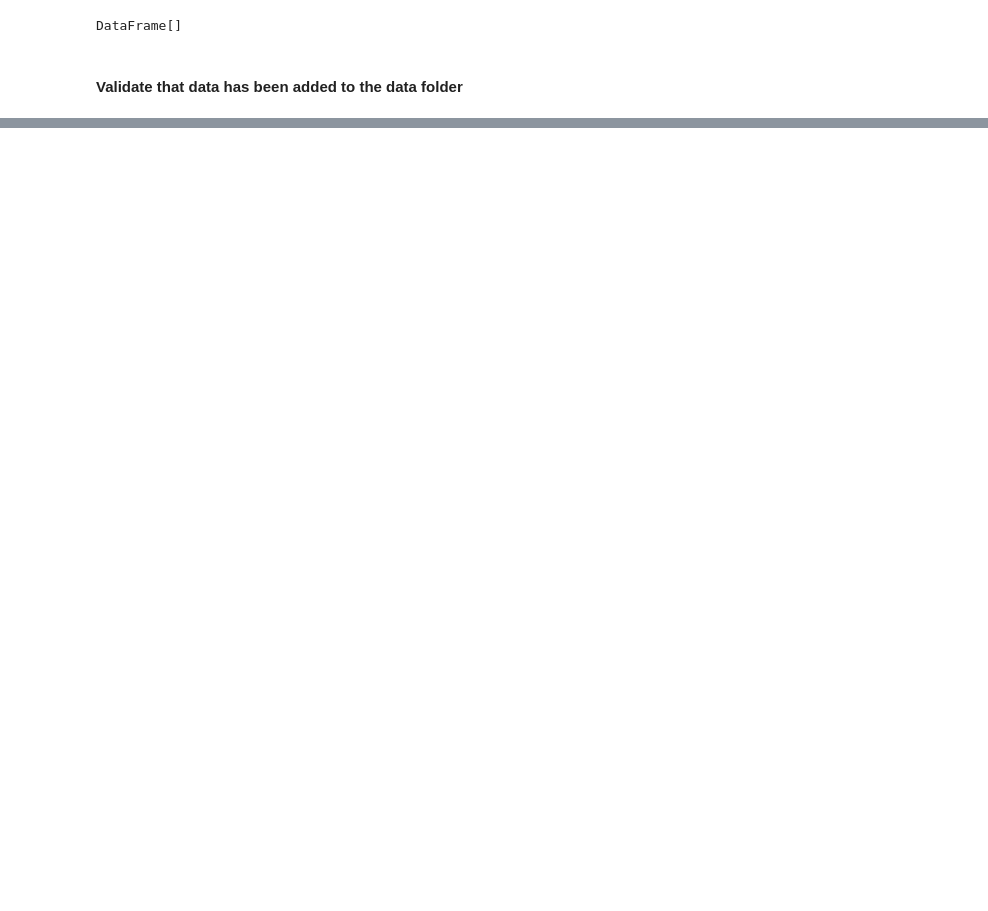
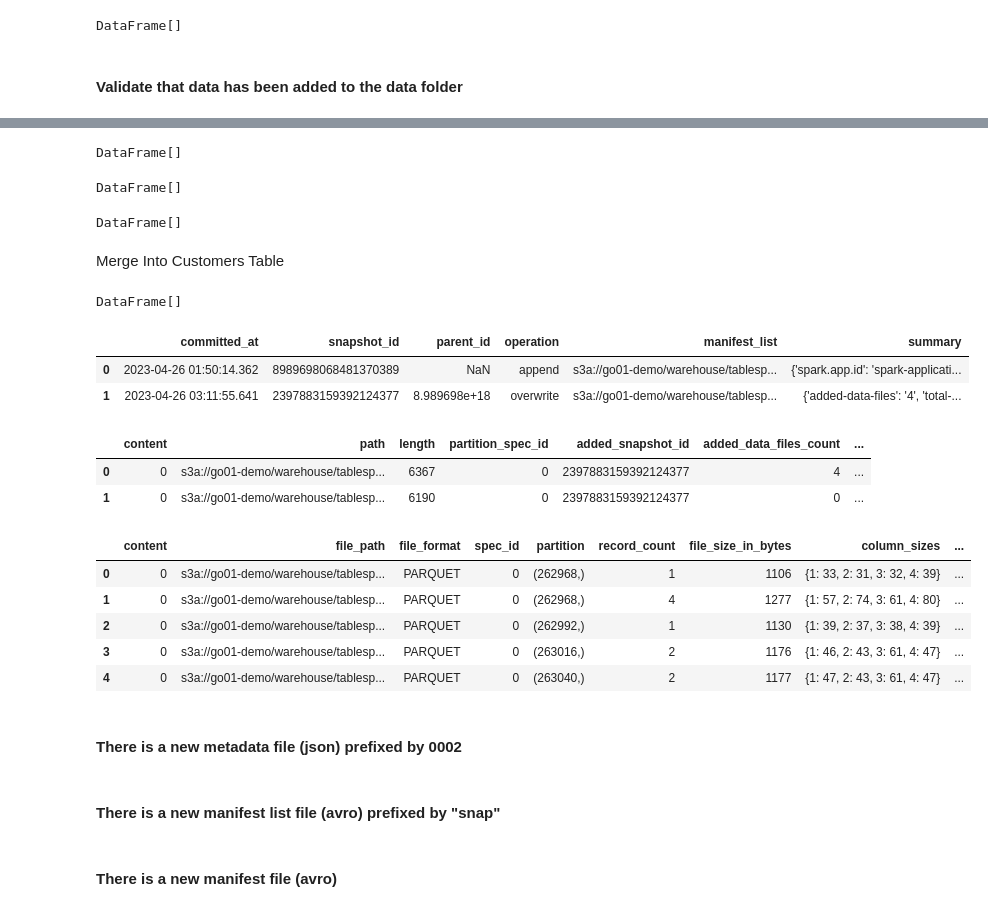
Before and after one commit to pdefusco/CDP_Lakehouse_ACE_HOL, a Jupyter notebook: cml/01_Iceberg_Architecture.ipynb, the cells around one changed output, grey strips where cells are left out. Saved outputs shown, nothing was run; the diff lists cells and outputs as text; code cells hidden in the pictures; blank space fills up the shorter version.

Commit message:
completed notebook on iceberg arch

```diff
--- a/cml/01_Iceberg_Architecture.ipynb
+++ b/cml/01_Iceberg_Architecture.ipynb
@@ -195,0 +220,61 @@ spark.sql(QUERY).show()
+# %%
+spark.sql("DROP TABLE IF EXISTS lakehouse_catalog.staging")
+# %% [output]
+DataFrame[]
+# %%
+spark.sql("CREATE TABLE IF NOT EXISTS lakehouse_catalog.staging\
+            (id BIGINT, state STRING, country STRING, dob TIMESTAMP)\
+            USING iceberg\
+            PARTITIONED BY ( hours(dob))")
+# %% [output]
+DataFrame[]
+# %%
+spark.sql("INSERT INTO lakehouse_catalog.staging\
+            VALUES (1, 'ID', 'USA', cast(date_format('2000-01-01 00:00:00', 'yyyy-MM-dd HH:mm:ss') as timestamp)),\
+            (2, 'CA', 'USA', cast(date_format('2000-01-03 00:10:00', 'yyyy-MM-dd HH:mm:ss') as timestamp)),\
+            (3, 'AZ', 'USA', cast(date_format('2000-01-04 00:01:00', 'yyyy-MM-dd HH:mm:ss') as timestamp)),\
+            (4, 'NV', 'USA', cast(date_format('2000-01-02 00:02:00', 'yyyy-MM-dd HH:mm:ss') as timestamp)),\
+            (5, 'OR', 'USA', cast(date_format('2000-01-03 00:03:00', 'yyyy-MM-dd HH:mm:ss') as timestamp)),\
+            (10, 'WA', 'USA', cast(date_format('2000-01-04 00:03:00', 'yyyy-MM-dd HH:mm:ss') as timestamp)),\
+            (3, 'UT', 'USA', cast(date_format('2000-01-01 00:04:00', 'yyyy-MM-dd HH:mm:ss') as timestamp)),\
+            (11, 'CO', 'USA', cast(date_format('2000-01-01 00:03:00', 'yyyy-MM-dd HH:mm:ss') as timestamp)),\
+            (6, 'CO', 'USA', cast(date_format('2000-01-01 00:03:00', 'yyyy-MM-dd HH:mm:ss') as timestamp))")
+# %% [output]
+DataFrame[]
+# %% [markdown]
+Merge Into Customers Table
+# %%
+spark.sql("MERGE INTO lakehouse_catalog.customers_table\
+            USING (SELECT * FROM lakehouse_catalog.staging) a\
+            ON customers_table.id = a.id\
+            WHEN MATCHED THEN UPDATE SET customers_table.state = a.state\
+            WHEN NOT MATCHED THEN INSERT *")
+# %% [output]
+DataFrame[]
+# %%
+spark.sql("SELECT * FROM lakehouse_catalog.customers_table.snapshots;").toPandas()
+# %% [output]
+|  | committed_at | snapshot_id | parent_id | operation | manifest_list | summary |
+| 0 | 2023-04-26 01:50:14.362 | 8989698068481370389 | NaN | append | s3a://go01-demo/warehouse/tablesp... | {'spark.app.id': 'spark-applicati... |
+| 1 | 2023-04-26 03:11:55.641 | 2397883159392124377 | 8.989698e+18 | overwrite | s3a://go01-demo/warehouse/tablesp... | {'added-data-files': '4', 'total-... |
+# %%
+spark.sql("SELECT * FROM lakehouse_catalog.customers_table.manifests;").toPandas()
+# %% [output]
+|  | content | path | length | partition_spec_id | added_snapshot_id | added_data_files_count | ... |
+| 0 | 0 | s3a://go01-demo/warehouse/tablesp... | 6367 | 0 | 2397883159392124377 | 4 | ... |
+| 1 | 0 | s3a://go01-demo/warehouse/tablesp... | 6190 | 0 | 2397883159392124377 | 0 | ... |
+# %%
+spark.sql("SELECT * FROM lakehouse_catalog.customers_table.all_data_files;").toPandas()
+# %% [output]
+|  | content | file_path | file_format | spec_id | partition | record_count | file_size_in_bytes | column_sizes | ... |
+| 0 | 0 | s3a://go01-demo/warehouse/tablesp... | PARQUET | 0 | (262968,) | 1 | 1106 | {1: 33, 2: 31, 3: 32, 4: 39} | ... |
+| 1 | 0 | s3a://go01-demo/warehouse/tablesp... | PARQUET | 0 | (262968,) | 4 | 1277 | {1: 57, 2: 74, 3: 61, 4: 80} | ... |
+| 2 | 0 | s3a://go01-demo/warehouse/tablesp... | PARQUET | 0 | (262992,) | 1 | 1130 | {1: 39, 2: 37, 3: 38, 4: 39} | ... |
+| 3 | 0 | s3a://go01-demo/warehouse/tablesp... | PARQUET | 0 | (263016,) | 2 | 1176 | {1: 46, 2: 43, 3: 61, 4: 47} | ... |
+| 4 | 0 | s3a://go01-demo/warehouse/tablesp... | PARQUET | 0 | (263040,) | 2 | 1177 | {1: 47, 2: 43, 3: 61, 4: 47} | ... |
+# %% [markdown]
+#### There is a new metadata file (json) prefixed by 0002
+# %% [markdown]
+#### There is a new manifest list file (avro) prefixed by "snap"
+# %% [markdown]
+#### There is a new manifest file (avro)
```
Also changed, not shown: parts of 15 cells of this notebook.
